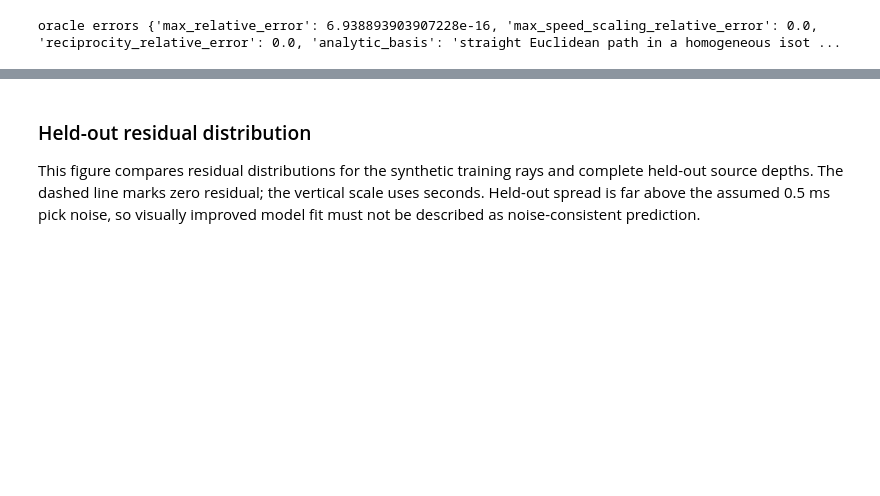
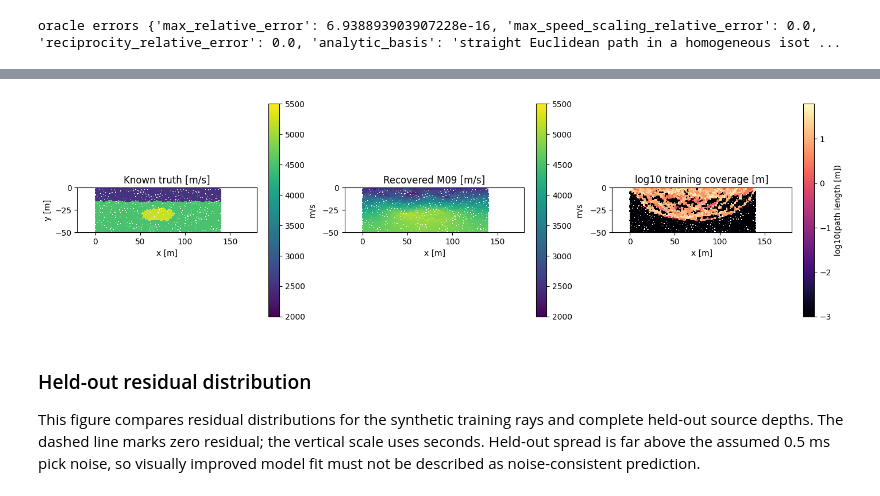
Before and after one commit to fsantibanezleal/CAOS_Geophysics, a Jupyter notebook: notebooks/en/06-seismology/02-traveltime-fwi.ipynb, the cells around one changed output, grey strips where cells are left out. Drawn from its saved outputs; the diff is of its cells as text; code cells hidden in the pictures; blank space fills up the shorter version.

Commit message:
docs(m09): execute canonical inversion in bilingual lesson

```diff
--- a/notebooks/en/06-seismology/02-traveltime-fwi.ipynb
+++ b/notebooks/en/06-seismology/02-traveltime-fwi.ipynb
@@ -400,0 +407,92 @@ oracle errors {'max_relative_error': 6.938893903907228e-16, 'max_speed_scaling_r
+# %%
+# Generate a refracting synthetic survey and run the exact M09 inverse core in the pinned solver environment.
+import json, os, subprocess
+from pathlib import Path
+
+engine_root = Path(os.environ.get("CAOS_SOURCE_ROOT", root))
+engine = next((candidate for candidate in (engine_root / ".venv-ert" / "Scripts" / "python.exe", engine_root / ".venv-ert" / "bin" / "python") if candidate.is_file()), None)
+if engine is None:
+    raise RuntimeError("The isolated pinned M09 pyGIMLi environment is required for this product-inverse control.")
+control_path = Path(os.environ["CAOS_TEMP_ROOT"]) / "m09-product-synthetic-inverse.json"
+child = r"""
+import json, sys
+from pathlib import Path
+sys.path.insert(0, str(Path(sys.argv[1]) / "data-pipeline"))
+import numpy as np
+np.random.seed(20261027)
+import pygimli as pg
+from pygimli.physics import traveltime as tt
+import traveltime as product
+pg.utils.noCache(True)
+pg.setThreadCount(1)
+x = np.arange(15, dtype=float) * 10.0
+sensors = np.column_stack([x, np.zeros_like(x)])
+pairs = np.asarray([(shot, receiver) for shot in range(15) for receiver in range(15) if shot != receiver], dtype=int)
+scheme = tt.DataContainerTT()
+for point in sensors:
+    scheme.createSensor(point)
+scheme.resize(len(pairs))
+scheme["s"], scheme["g"] = pairs[:, 0], pairs[:, 1]
+truth_mesh = pg.meshtools.createGrid(x=np.arange(-20, 181, 5.0), y=np.arange(-50, 1, 2.5))
+truth_centers = np.asarray([[cell.center().x(), cell.center().y()] for cell in truth_mesh.cells()])
+truth_velocity = np.where(truth_centers[:, 1] < -15, 4500.0, 2500.0)
+body = ((truth_centers[:, 0] - 70) / 18) ** 2 + ((truth_centers[:, 1] + 30) / 7) ** 2 < 1
+truth_velocity[body] = 5200.0
+arrivals = np.asarray(tt.TravelTimeManager().simulate(mesh=truth_mesh, scheme=scheme, vel=truth_velocity, secNodes=3, returnArray=True), dtype=float)
+scheme["t"] = arrivals
+survey = product.Survey(sensors, pairs, arrivals)
+splits = product.shot_splits(survey, policy="supplied-whole-shot/v1")
+fit = product._invert_once(tt, scheme, survey, splits["interleaved"], product.INVERSE_OPTIONS, retain_arrays=True)
+centers = np.asarray(fit["model_cell_center_xy_m"], dtype=float)
+known = np.where(centers[:, 1] < -15, 4500.0, 2500.0)
+known[((centers[:, 0] - 70) / 18) ** 2 + ((centers[:, 1] + 30) / 7) ** 2 < 1] = 5200.0
+result = {
+    "schema": "inverse-earth.notebook-m09-synthetic-control/v1",
+    "source_kind": "authored synthetic; no provider bytes",
+    "truth_model": {"background_cap_m_s": 2500.0, "substrate_m_s": 4500.0, "body_m_s": 5200.0, "interface_y_m": -15.0},
+    "shot_count": 15, "pick_count": int(len(arrivals)),
+    "held_shot_count": int(len(splits["interleaved"]["held_shots"])),
+    "held_pick_count": int(len(splits["interleaved"]["held_rows"])),
+    "heldout_rmse_ms": round(float(fit["heldout_rmse_ms"]), 5),
+    "homogeneous_baseline_heldout_rmse_ms": round(float(fit["baseline_heldout_rmse_ms"]), 5),
+    "heldout_improvement_fraction": round(float(fit["heldout_improvement"]), 5),
+    "chi2_assumed_weights": round(float(fit["chi2_assumed_weights"]), 5),
+    "iterations": fit["iterations"], "stopping_reason": fit["stopping_reason"],
+    "coverage_nonzero_cell_fraction": round(float(fit["coverage_nonzero_cell_fraction"]), 5),
+    "velocity_truth_rmse_m_s": round(float(np.sqrt(np.mean((np.asarray(fit["model_velocity_m_s"]) - known) ** 2))), 2),
+    "cell_centers_xy_m": centers.tolist(),
+    "true_velocity_m_s": known.tolist(),
+    "recovered_velocity_m_s": np.asarray(fit["model_velocity_m_s"], dtype=float).tolist(),
+    "training_raypath_coverage_m_per_cell": np.asarray(fit["raypath_coverage_m_per_cell"], dtype=float).tolist(),
+    "limitations": ["Synthetic travel times are generated with pyGIMLi; not field evidence.", "The assumed pick weights are not instrument-calibrated.", "Ray coverage is path-length support, not resolution or uniqueness.", "This one control does not change the provider-linked M09 field verdict."],
+}
+Path(sys.argv[2]).write_text(json.dumps(result, allow_nan=False, separators=(",", ":")), encoding="utf-8")
+"""
+solver_env = os.environ.copy()
+for thread_var in ("OPENBLAS_NUM_THREADS", "OMP_NUM_THREADS", "MKL_NUM_THREADS", "NUMEXPR_NUM_THREADS"):
+    solver_env[thread_var] = "1"
+completed = subprocess.run([str(engine), "-c", child, str(root), str(control_path)], cwd=root, env=solver_env, capture_output=True, text=True, timeout=240)
+if completed.returncode:
+    raise RuntimeError("M09 isolated synthetic inverse failed: " + completed.stderr[-2500:])
+m09_synthetic = json.loads(control_path.read_text(encoding="utf-8"))
+assert m09_synthetic["schema"] == "inverse-earth.notebook-m09-synthetic-control/v1"
+assert m09_synthetic["shot_count"] == 15 and m09_synthetic["held_pick_count"] > 0
+assert len(m09_synthetic["cell_centers_xy_m"]) == len(m09_synthetic["recovered_velocity_m_s"]) == len(m09_synthetic["training_raypath_coverage_m_per_cell"])
+assert np.isfinite(m09_synthetic["heldout_rmse_ms"]) and np.isfinite(m09_synthetic["velocity_truth_rmse_m_s"])
+print("Canonical M09 synthetic Dijkstra inverse", {key: m09_synthetic[key] for key in ["source_kind", "shot_count", "pick_count", "held_shot_count", "held_pick_count", "heldout_rmse_ms", "homogeneous_baseline_heldout_rmse_ms", "heldout_improvement_fraction", "chi2_assumed_weights", "iterations", "stopping_reason", "coverage_nonzero_cell_fraction", "velocity_truth_rmse_m_s"]})
+centers = np.round(np.asarray(m09_synthetic["cell_centers_xy_m"], dtype=float), 6)
+recovered_display = np.round(np.asarray(m09_synthetic["recovered_velocity_m_s"], dtype=float), 1)
+coverage_display = np.round(np.asarray(m09_synthetic["training_raypath_coverage_m_per_cell"], dtype=float), 3)
+fig, axes = plt.subplots(1, 3, figsize=(14, 4.6), constrained_layout=True)
+plots = [
+    (m09_synthetic["true_velocity_m_s"], "Known truth [m/s]", "viridis", 2000, 5500),
+    (recovered_display, "Recovered M09 [m/s]", "viridis", 2000, 5500),
+    (np.log10(np.maximum(coverage_display, 1e-3)), "log10 training coverage [m]", "magma", None, None),
+]
+for index, (ax, (values, title, cmap, low, high)) in enumerate(zip(axes, plots)):
+    scatter = ax.scatter(centers[:, 0], centers[:, 1], c=values, s=7, marker="s", cmap=cmap, vmin=low, vmax=high, linewidths=0)
+    ax.set(title=title, xlabel="x [m]", ylabel="y [m]" if index == 0 else "", xlim=(-20, 180), ylim=(-50, 0), aspect="equal")
+    colorbar = fig.colorbar(scatter, ax=ax, shrink=0.82)
+    colorbar.set_label("m/s" if index < 2 else "log10(path length [m])")
+plt.show()
+# %% [output]
@@ -401,3 +500,4 @@ oracle errors {'max_relative_error': 6.938893903907228e-16, 'max_speed_scaling_r
+[figure, added]
 # %% [markdown]
 ### Held-out residual distribution
 This figure compares residual distributions for the synthetic training rays and complete held-out source depths. The dashed line marks zero residual; the vertical scale uses seconds. Held-out spread is far above the assumed 0.5 ms pick noise, so visually improved model fit must not be described as noise-consistent prediction.
```
Also changed, not shown: parts of 3 cells of this notebook, 3 other files.
